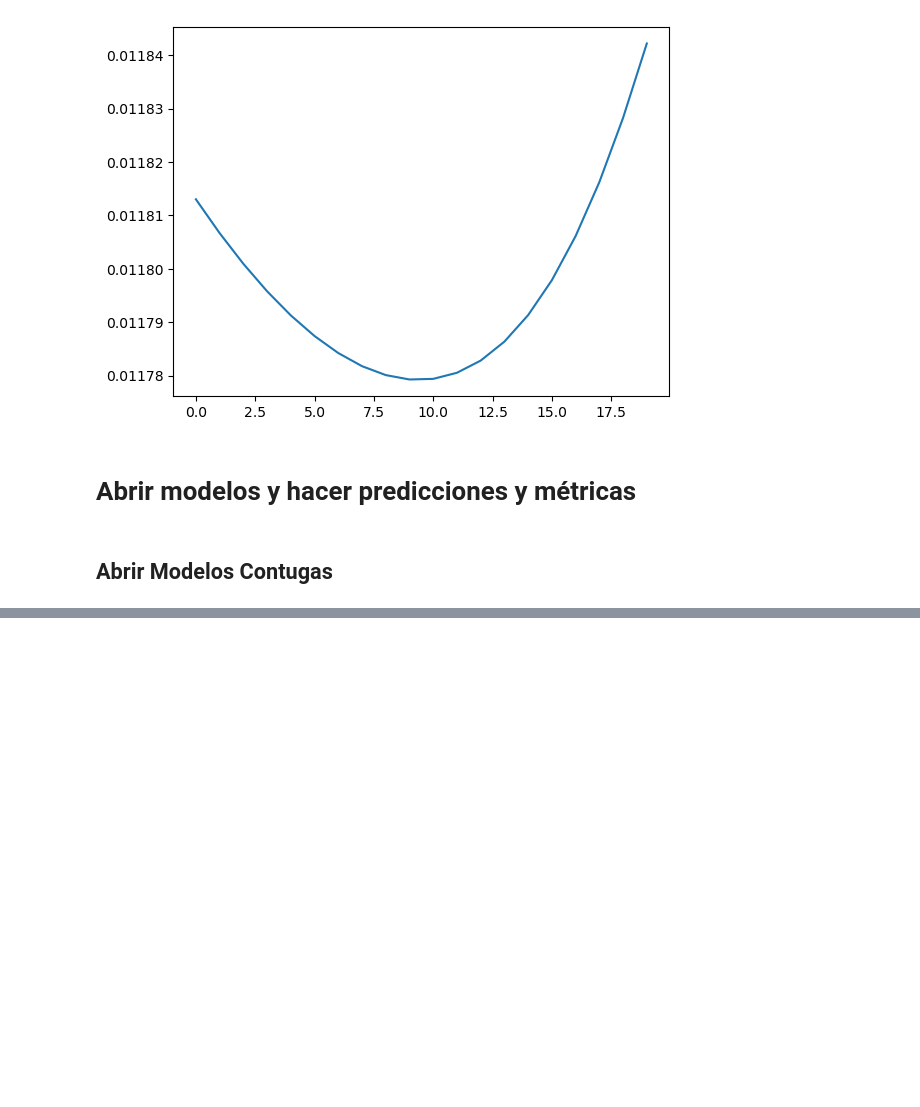
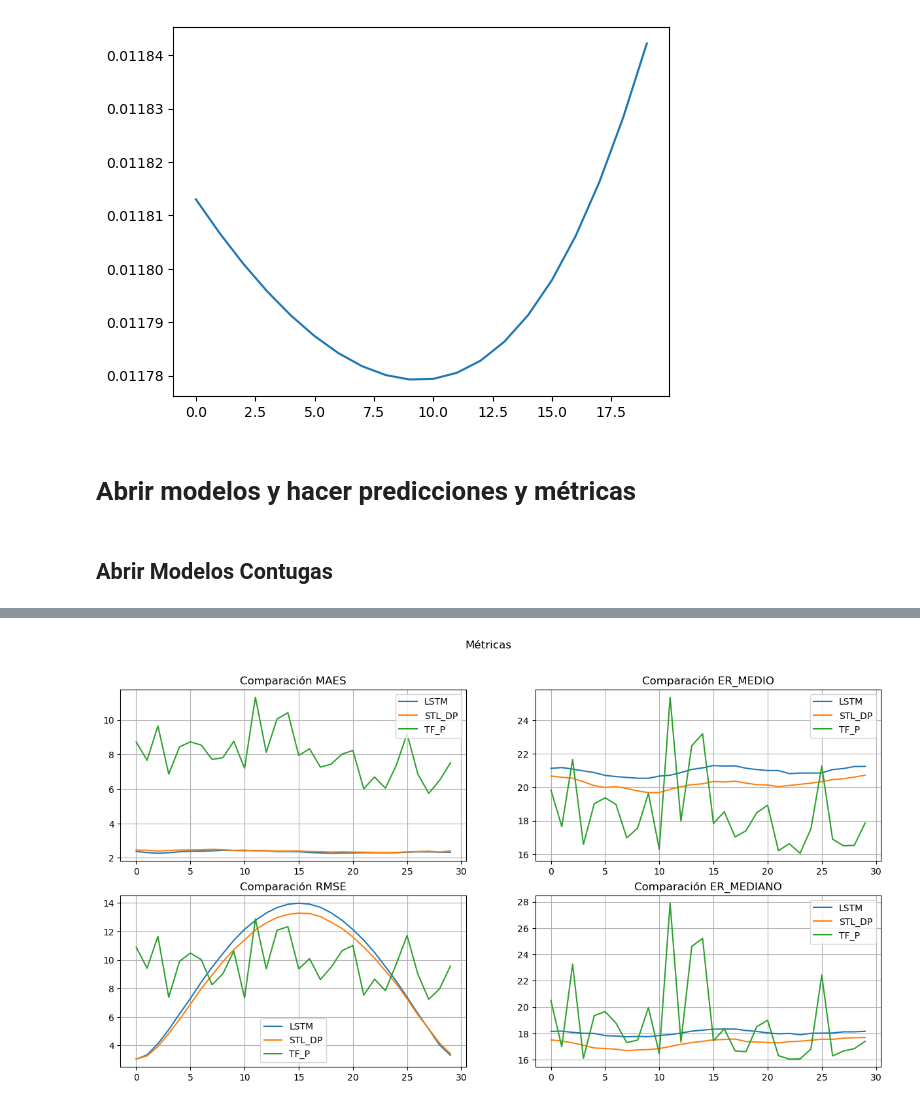
Before and after one commit to JuanPrada26/TesisMaestriaJuanDiegoPrada, a Jupyter notebook: Modelos/Experimentos TFP y STL/STL -DP y TFP Contugas.ipynb, the cells around one changed output, grey strips where cells are left out. Drawn from its saved outputs; the diff is of its cells as text; code cells hidden in the pictures; blank space fills up the shorter version.

```diff
--- a/Modelos/Experimentos TFP y STL/STL -DP y TFP Contugas.ipynb
+++ b/Modelos/Experimentos TFP y STL/STL -DP y TFP Contugas.ipynb
@@ -452,7 +460,7 @@ def Abrir_Modelo(datos,fechas,modelo,ventana,prediccion,size_test):
 
     y_test1 = estandarizacion.inverse_transform(y_test1)
 
-    y_test1 = y_test1.reshape(-1,24,1)
+    y_test1 = y_test1.reshape(-1,prediccion,1)
 
 
     return y_hat, y_test1,fecha_y_test,prediccion
@@ -1010,0 +1055,18 @@ plt.grid()
+# %%
+
+
+y_hatLSTM, y_testLSTM,fecha_y_testLSTM,prediccion_LSTM = Abrir_Modelo(datos,fechas,modelo_lstm,ventana,prediccion,size_test)
+y_hat_STL_DP, y_test_STL_DP,fecha_y_test_STL_DP,prediccion_STL_DP = Abrir_Modelo(datos,fechas,modelo_STL,ventana,prediccion,size_test)
+y_hat_TF_P, y_test_TF_P,fecha_y_test_TF_P,prediccion_TF_P = Abrir_Modelo(datos,fechas,modelo_TFP,ventana,prediccion,size_test)
+
+
+## Sacar métricas
+
+MAES_LSTM,RMSE_LSTM,ER_Medianos_LSTM,ER_Medios_LSTM = Metricas_Jd(y_hatLSTM,y_testLSTM,prediccion)
+MAES_STL_DP,RMSE_STL_DP,ER_Medianos_STL_DP,ER_Medios_STL_DP = Metricas_Jd(y_hat_STL_DP,y_test_STL_DP,prediccion)
+MAES_TF_P,RMSE_TF_P,ER_Medianos_TF_P,ER_Medios_TF_P = Metricas_Jd(y_hat_TF_P,y_test_TF_P,prediccion)
+
+Metricas = pd.DataFrame({'MAES_LSTM': MAES_LSTM, 'RMSE_LSTM': RMSE_LSTM, 'ER_Medianos_LSTM': ER_Medianos_LSTM,'ER_MEDIO_LSTM': ER_Medios_LSTM,
+                        'MAES_STL_DP': MAES_STL_DP, 'RMSE_STL_DP': RMSE_STL_DP, 'ER_Medianos_STL_DP': ER_Medianos_STL_DP,'ER_MEDIO_STL_DP': ER_Medios_STL_DP,
+                        'MAES_TF_P': MAES_TF_P, 'RMSE_TF_P': RMSE_TF_P, 'ER_Medianos_TF_P': ER_Medianos_TF_P,'ER_MEDIO_TF_P': ER_Medios_TF_P
+                        })
@@ -1010,0 +1099,39 @@ plt.grid()
+# %%
+fig, ax = plt.subplots(2, 2,figsize = (15,7.5))
+fig.suptitle("Métricas")
+
+
+
+ax[0,0].set_title("Comparación MAES")
+ax[0,0].plot(Metricas['MAES_LSTM'],label = "LSTM")
+ax[0,0].plot(Metricas['MAES_STL_DP'],label = "STL_DP")
+ax[0,0].plot(Metricas['MAES_TF_P'],label = "TF_P")
+ax[0,0].legend()
+ax[0,0].grid()
+
+
+ax[0,1].set_title("Comparación ER_MEDIO")
+ax[0,1].plot(Metricas['ER_MEDIO_LSTM'],label = "LSTM")
+ax[0,1].plot(Metricas['ER_MEDIO_STL_DP'],label = "STL_DP")
+ax[0,1].plot(Metricas['ER_MEDIO_TF_P'],label = "TF_P")
+ax[0,1].legend()
+ax[0,1].grid()
+
+
+ax[1,0].set_title("Comparación RMSE")
+ax[1,0].plot(Metricas['RMSE_LSTM'],label = "LSTM")
+ax[1,0].plot(Metricas['RMSE_STL_DP'],label = "STL_DP")
+ax[1,0].plot(Metricas['RMSE_TF_P'],label = "TF_P")
+ax[1,0].legend()
+ax[1,0].grid()
+
+
+
+ax[1,1].set_title("Comparación ER_MEDIANO")
+ax[1,1].plot(Metricas['ER_Medianos_LSTM'],label = "LSTM")
+ax[1,1].plot(Metricas['ER_Medianos_STL_DP'],label = "STL_DP")
+ax[1,1].plot(Metricas['ER_Medianos_TF_P'],label = "TF_P")
+ax[1,1].legend()
+ax[1,1].grid()
+# %% [output]
+[figure, added]
```
Also changed, not shown: parts of 8 cells of this notebook, 2 other files.
